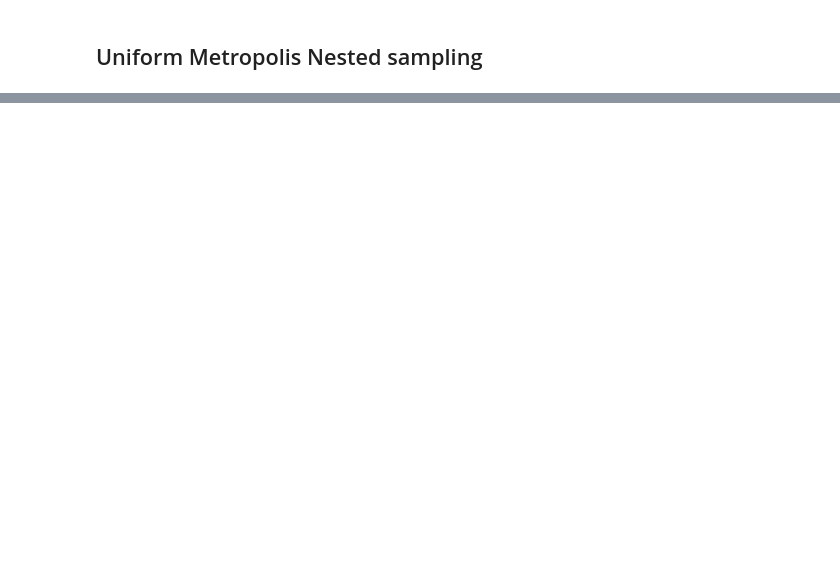
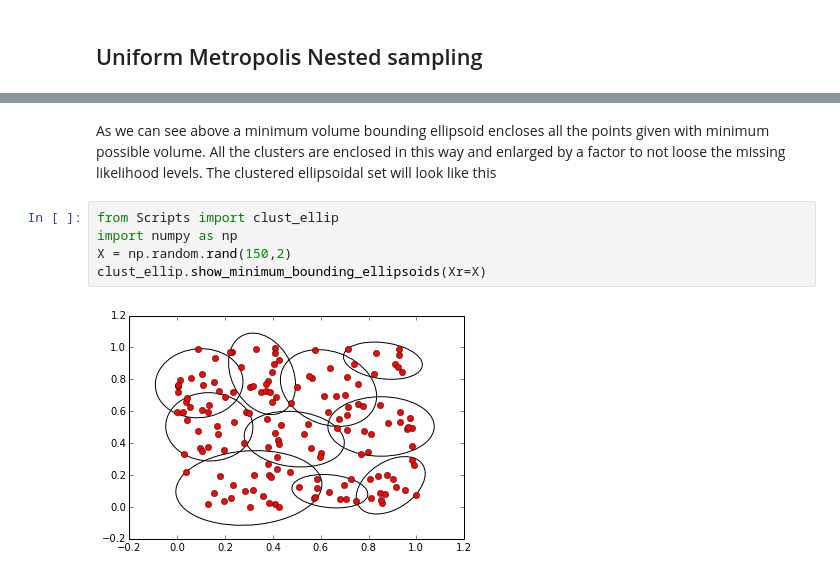
Before and after one commit to rzlee/bayes-detect, a Jupyter notebook: Bayesian_Source_Detection.ipynb, the cells around one changed output, grey strips where cells are left out. Drawn from its saved outputs; the diff is of its cells as text; blank space fills up the shorter version.

```diff
--- a/Bayesian_Source_Detection.ipynb
+++ b/Bayesian_Source_Detection.ipynb
@@ -100,0 +227,9 @@ From the above scatter plot of posterior samples, we can see the 8 objects of hi
+# %% [markdown]
+As we can see above a minimum volume bounding ellipsoid encloses all the points given with minimum possible volume. All the clusters are enclosed in this way and enlarged by a factor to not loose the missing likelihood levels. The clustered ellipsoidal set will look like this
+# %%
+from Scripts import clust_ellip
+import numpy as np
+X = np.random.rand(150,2)
+clust_ellip.show_minimum_bounding_ellipsoids(Xr=X)
+# %% [output]
+[figure, added]
```
Also changed, not shown: parts of 31 cells of this notebook, 1 other file.
